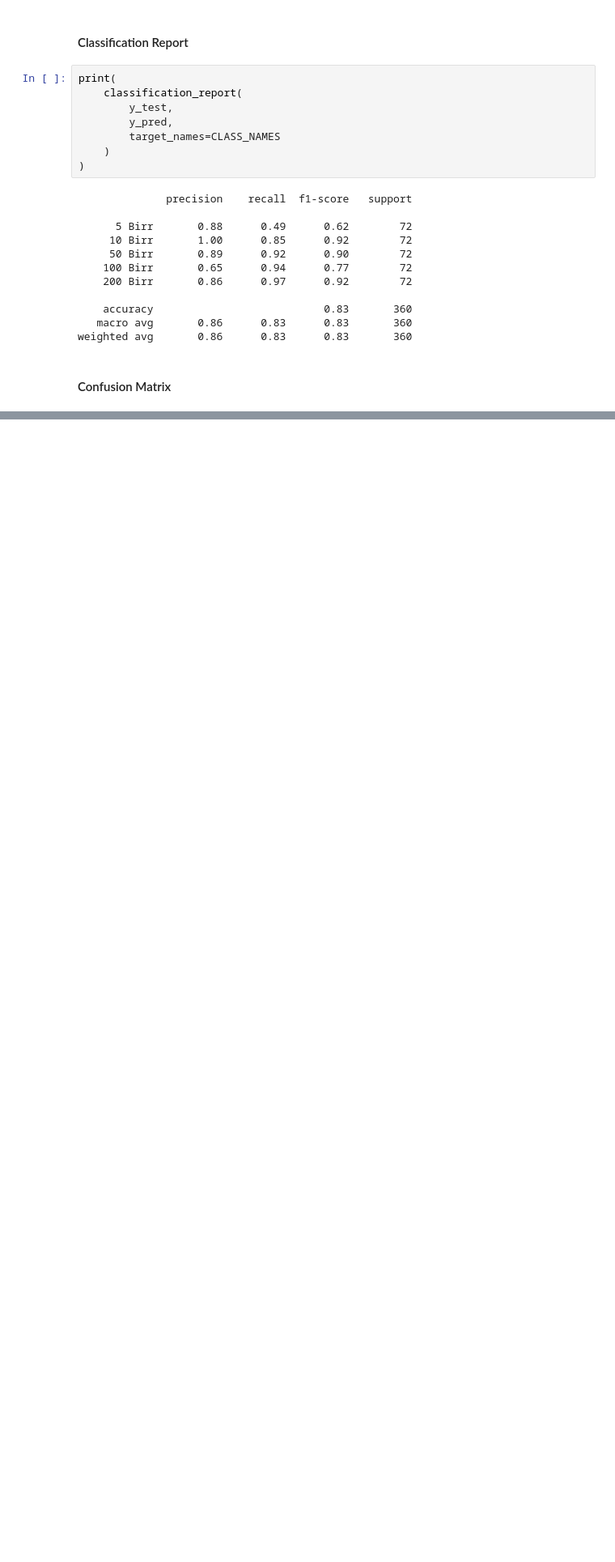
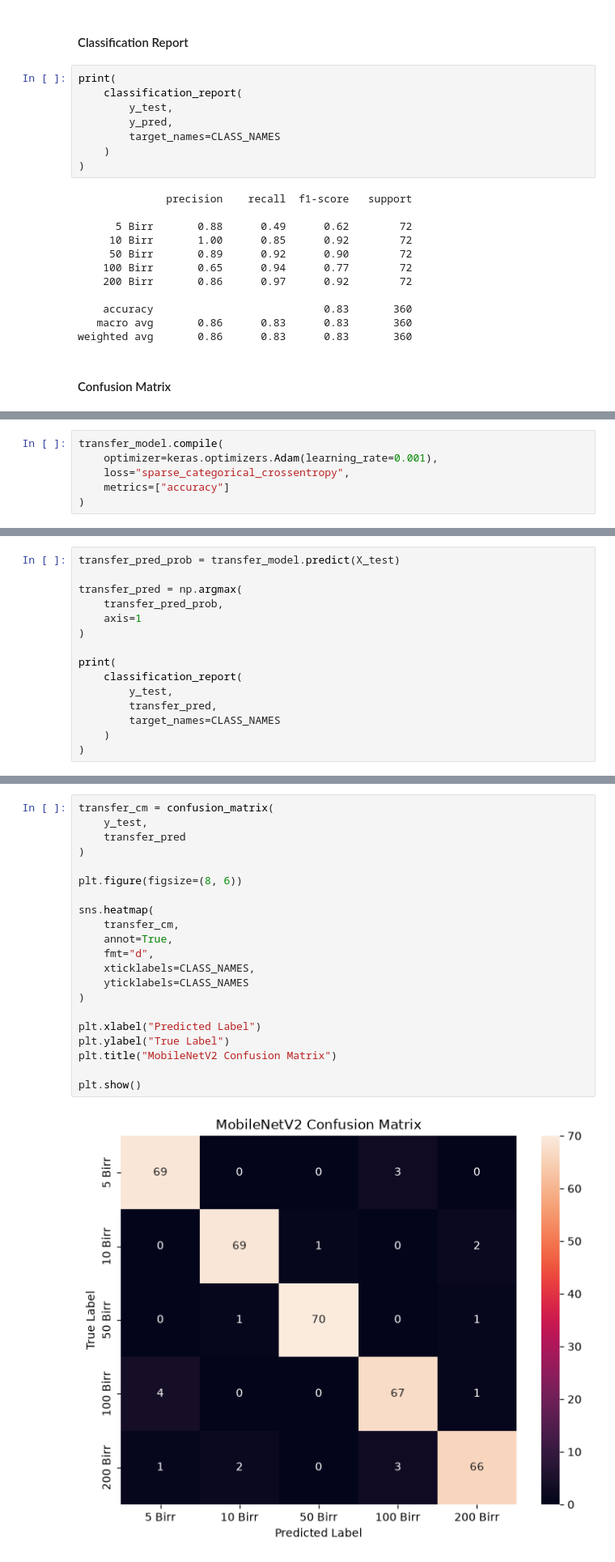
Before and after one commit to seelneas/ethiopian_birr_denomination_recognition, a Jupyter notebook: notebook/birr_banknote_cnn.ipynb, the cells around one changed output, grey strips where cells are left out. Shown at 81% size. Drawn from its saved outputs; the diff is of its cells as text; blank space fills up the shorter version.

```diff
--- a/notebook/birr_banknote_cnn.ipynb
+++ b/notebook/birr_banknote_cnn.ipynb
@@ -534,0 +570,6 @@ plt.show()
+# %%
+transfer_model.compile(
+    optimizer=keras.optimizers.Adam(learning_rate=0.001),
+    loss="sparse_categorical_crossentropy",
+    metrics=["accuracy"]
+)
@@ -534,0 +700,15 @@ plt.show()
+# %%
+transfer_pred_prob = transfer_model.predict(X_test)
+
+transfer_pred = np.argmax(
+    transfer_pred_prob,
+    axis=1
+)
+
+print(
+    classification_report(
+        y_test,
+        transfer_pred,
+        target_names=CLASS_NAMES
+    )
+)
@@ -534,0 +730,23 @@ plt.show()
+# %%
+transfer_cm = confusion_matrix(
+    y_test,
+    transfer_pred
+)
+
+plt.figure(figsize=(8, 6))
+
+sns.heatmap(
+    transfer_cm,
+    annot=True,
+    fmt="d",
+    xticklabels=CLASS_NAMES,
+    yticklabels=CLASS_NAMES
+)
+
+plt.xlabel("Predicted Label")
+plt.ylabel("True Label")
+plt.title("MobileNetV2 Confusion Matrix")
+
+plt.show()
+# %% [output]
+[figure, added]
```
Also changed, not shown: parts of 20 cells of this notebook, 1 other file.
